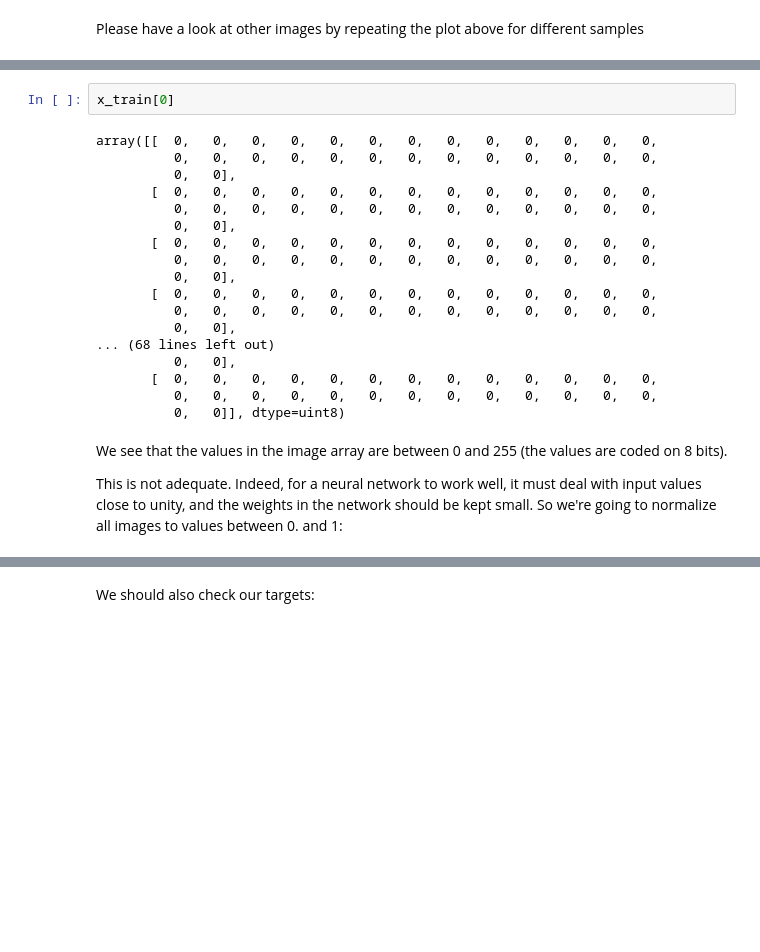
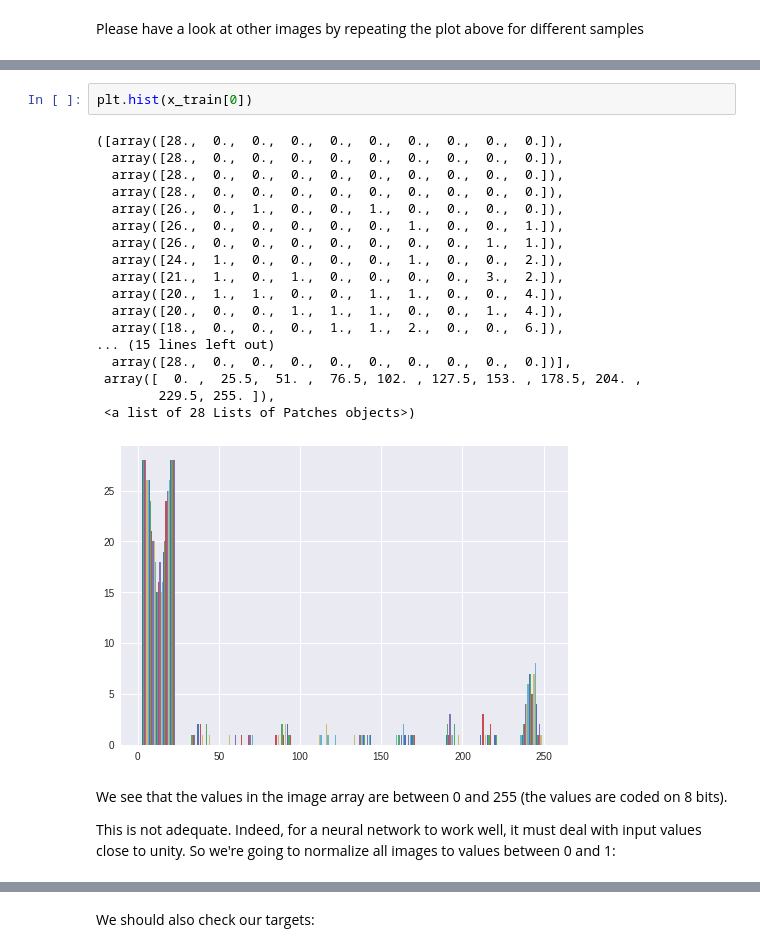
Before and after one commit to cbernet/maldives, a Jupyter notebook: hwd_deeplearning_google/hwd_dl_google.ipynb, the cells around one changed output, grey strips where cells are left out. Saved outputs shown, nothing was run; the diff lists cells and outputs as text; blank space fills up the shorter version.

```diff
--- a/hwd_deeplearning_google/hwd_dl_google.ipynb
+++ b/hwd_deeplearning_google/hwd_dl_google.ipynb
@@ -89,26 +96,27 @@ Now we should check the actual data for a given image:
-# %%
-x_train[0]
-# %% [output]
-array([[  0,   0,   0,   0,   0,   0,   0,   0,   0,   0,   0,   0,   0,
-          0,   0,   0,   0,   0,   0,   0,   0,   0,   0,   0,   0,   0,
-          0,   0],
-       [  0,   0,   0,   0,   0,   0,   0,   0,   0,   0,   0,   0,   0,
-          0,   0,   0,   0,   0,   0,   0,   0,   0,   0,   0,   0,   0,
-          0,   0],
-       [  0,   0,   0,   0,   0,   0,   0,   0,   0,   0,   0,   0,   0,
-          0,   0,   0,   0,   0,   0,   0,   0,   0,   0,   0,   0,   0,
-          0,   0],
-       [  0,   0,   0,   0,   0,   0,   0,   0,   0,   0,   0,   0,   0,
-          0,   0,   0,   0,   0,   0,   0,   0,   0,   0,   0,   0,   0,
-          0,   0],
-... (68 lines left out)
-          0,   0],
-       [  0,   0,   0,   0,   0,   0,   0,   0,   0,   0,   0,   0,   0,
-          0,   0,   0,   0,   0,   0,   0,   0,   0,   0,   0,   0,   0,
-          0,   0]], dtype=uint8)
+# %%
+plt.hist(x_train[0])
+# %% [output]
+([array([28.,  0.,  0.,  0.,  0.,  0.,  0.,  0.,  0.,  0.]),
+  array([28.,  0.,  0.,  0.,  0.,  0.,  0.,  0.,  0.,  0.]),
+  array([28.,  0.,  0.,  0.,  0.,  0.,  0.,  0.,  0.,  0.]),
+  array([28.,  0.,  0.,  0.,  0.,  0.,  0.,  0.,  0.,  0.]),
+  array([26.,  0.,  1.,  0.,  0.,  1.,  0.,  0.,  0.,  0.]),
+  array([26.,  0.,  0.,  0.,  0.,  0.,  1.,  0.,  0.,  1.]),
+  array([26.,  0.,  0.,  0.,  0.,  0.,  0.,  0.,  1.,  1.]),
+  array([24.,  1.,  0.,  0.,  0.,  0.,  1.,  0.,  0.,  2.]),
+  array([21.,  1.,  0.,  1.,  0.,  0.,  0.,  0.,  3.,  2.]),
+  array([20.,  1.,  1.,  0.,  0.,  1.,  1.,  0.,  0.,  4.]),
+  array([20.,  0.,  0.,  1.,  1.,  1.,  0.,  0.,  1.,  4.]),
+  array([18.,  0.,  0.,  0.,  1.,  1.,  2.,  0.,  0.,  6.]),
+... (15 lines left out)
+  array([28.,  0.,  0.,  0.,  0.,  0.,  0.,  0.,  0.,  0.])],
+ array([  0. ,  25.5,  51. ,  76.5, 102. , 127.5, 153. , 178.5, 204. ,
+        229.5, 255. ]),
+ <a list of 28 Lists of Patches objects>)
+[figure, added]
 # %% [markdown]
 We see that the values in the image array are between 0 and 255 (the values are coded on 8 bits).
 
-This is not adequate. Indeed, for a neural network to work well, it must deal with input values close to unity, and the weights in the network should be kept small. So we're going to normalize all images to values between 0. and 1:
+This is not adequate. Indeed, for a neural network to work well, it must deal with input values close to unity. So we're going to normalize all images to values between 0 and 1:
 # %%
 import numpy as np
```
Also changed, not shown: parts of 52 cells of this notebook.
